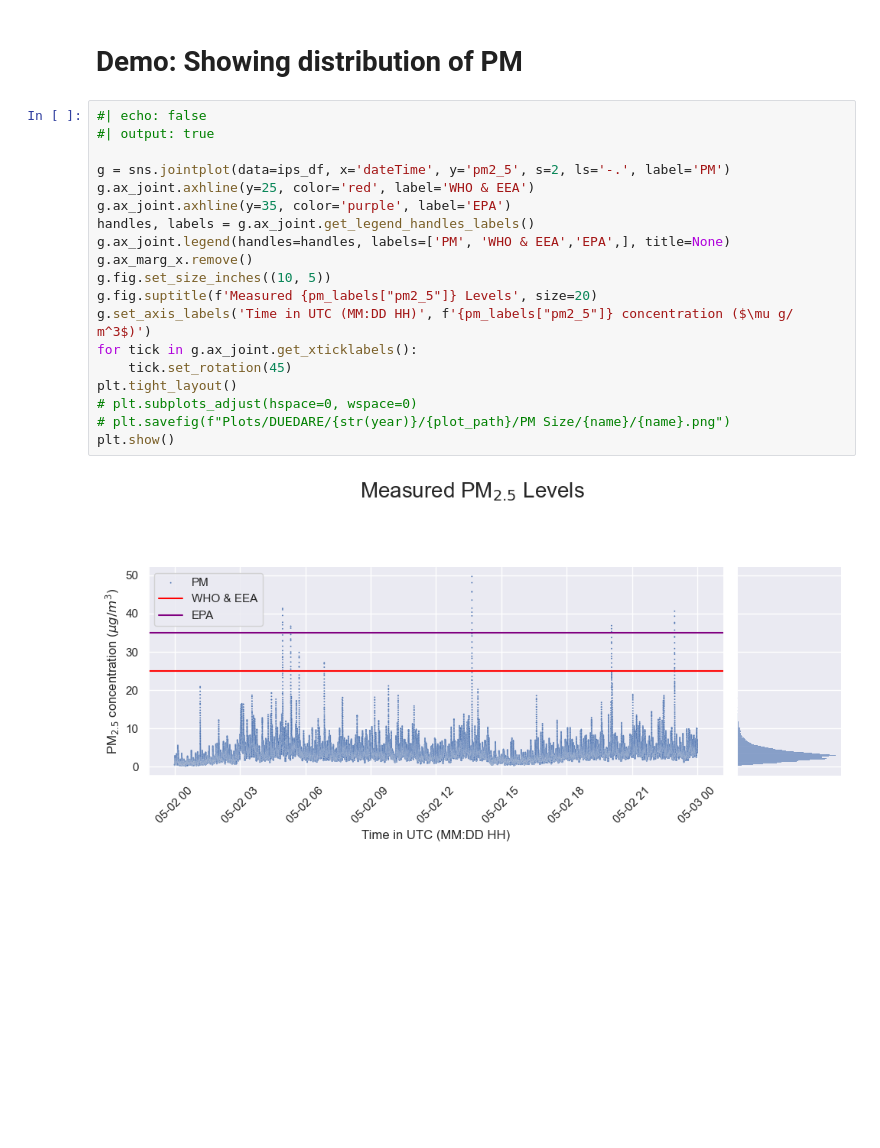
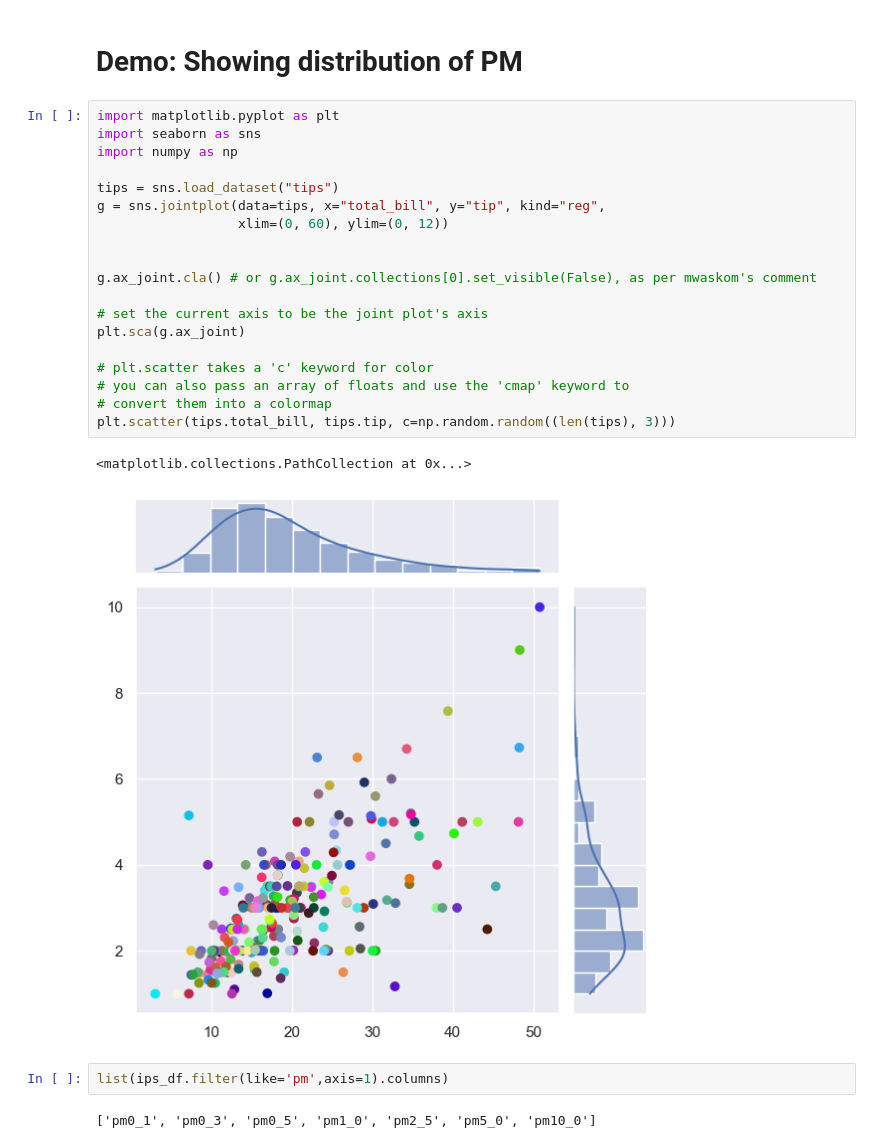
Before and after one commit to mi3nts/mints-aq-reports, a Jupyter notebook: notebooks/pm_data.ipynb, the cells around one changed output. Cells and saved outputs as stored; diff of their text form; blank space fills up the shorter version.

```diff
--- a/notebooks/pm_data.ipynb
+++ b/notebooks/pm_data.ipynb
@@ -159,24 +160,29 @@ Number of separate instances the threshold was crossed: 7
 (88, 7)
 # %% [markdown]
 # Demo: Showing distribution of PM
-# %%
-#| echo: false
-#| output: true
-
-g = sns.jointplot(data=ips_df, x='dateTime', y='pm2_5', s=2, ls='-.', label='PM')
-g.ax_joint.axhline(y=25, color='red', label='WHO & EEA')
-g.ax_joint.axhline(y=35, color='purple', label='EPA')
-handles, labels = g.ax_joint.get_legend_handles_labels()
-g.ax_joint.legend(handles=handles, labels=['PM', 'WHO & EEA','EPA',], title=None)
-g.ax_marg_x.remove()
-g.fig.set_size_inches((10, 5))
-g.fig.suptitle(f'Measured {pm_labels["pm2_5"]} Levels', size=20)
-g.set_axis_labels('Time in UTC (MM:DD HH)', f'{pm_labels["pm2_5"]} concentration ($\mu g/ m^3$)')
-for tick in g.ax_joint.get_xticklabels():
-    tick.set_rotation(45)
-plt.tight_layout()
-# plt.subplots_adjust(hspace=0, wspace=0)
-# plt.savefig(f"Plots/DUEDARE/{str(year)}/{plot_path}/PM Size/{name}/{name}.png")
-plt.show()
-# %% [output]
-[figure, removed]
+# %%
+import matplotlib.pyplot as plt
+import seaborn as sns
+import numpy as np
+
+tips = sns.load_dataset("tips")
+g = sns.jointplot(data=tips, x="total_bill", y="tip", kind="reg",
+                  xlim=(0, 60), ylim=(0, 12))
+
+
+g.ax_joint.cla() # or g.ax_joint.collections[0].set_visible(False), as per mwaskom's comment
+
+# set the current axis to be the joint plot's axis
+plt.sca(g.ax_joint)
+
+# plt.scatter takes a 'c' keyword for color
+# you can also pass an array of floats and use the 'cmap' keyword to
+# convert them into a colormap
+plt.scatter(tips.total_bill, tips.tip, c=np.random.random((len(tips), 3)))
+# %% [output]
+<matplotlib.collections.PathCollection at 0x...>
+[figure, added]
+# %%
+list(ips_df.filter(like='pm',axis=1).columns)
+# %% [output]
+['pm0_1', 'pm0_3', 'pm0_5', 'pm1_0', 'pm2_5', 'pm5_0', 'pm10_0']
```
Also changed, not shown: parts of 3 cells of this notebook.
